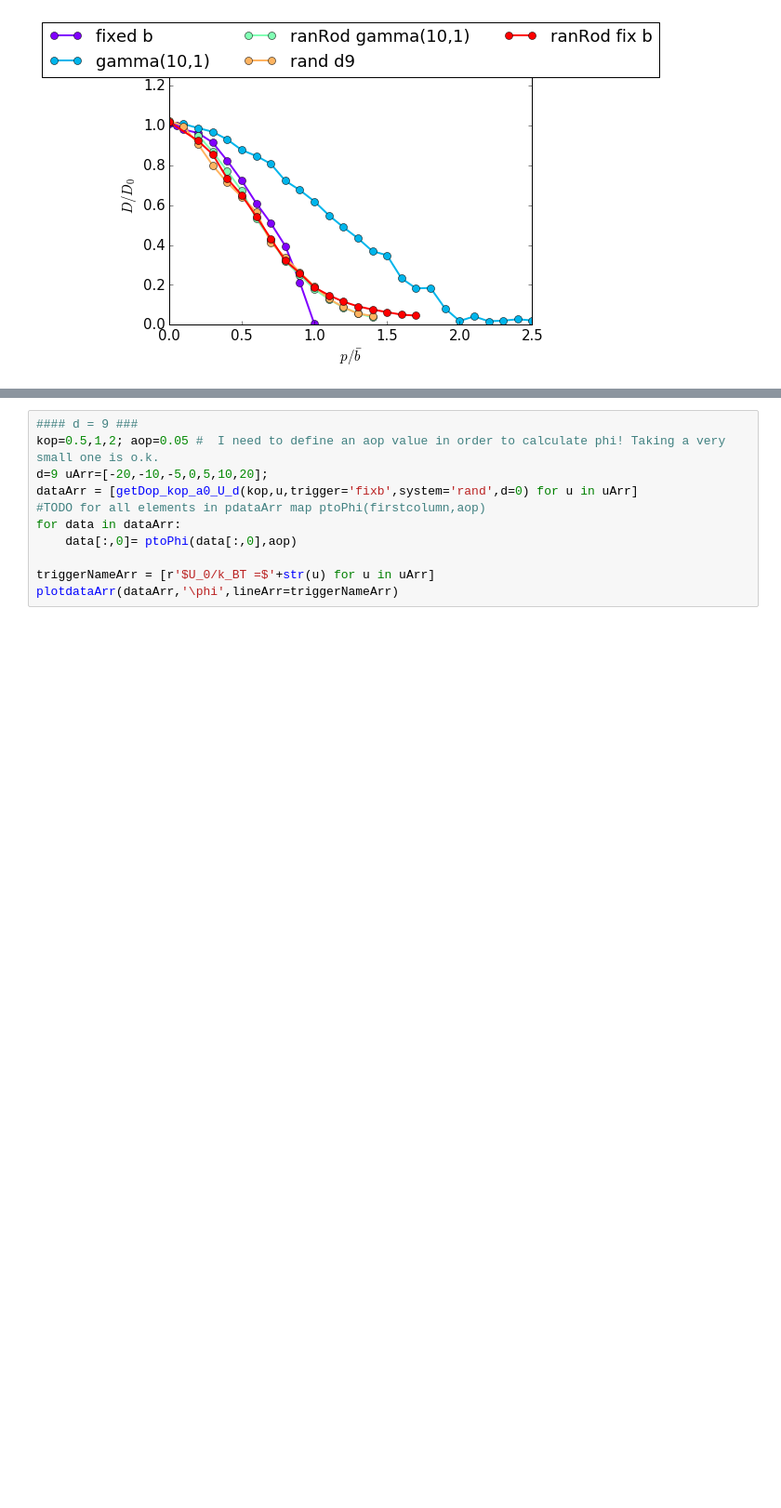
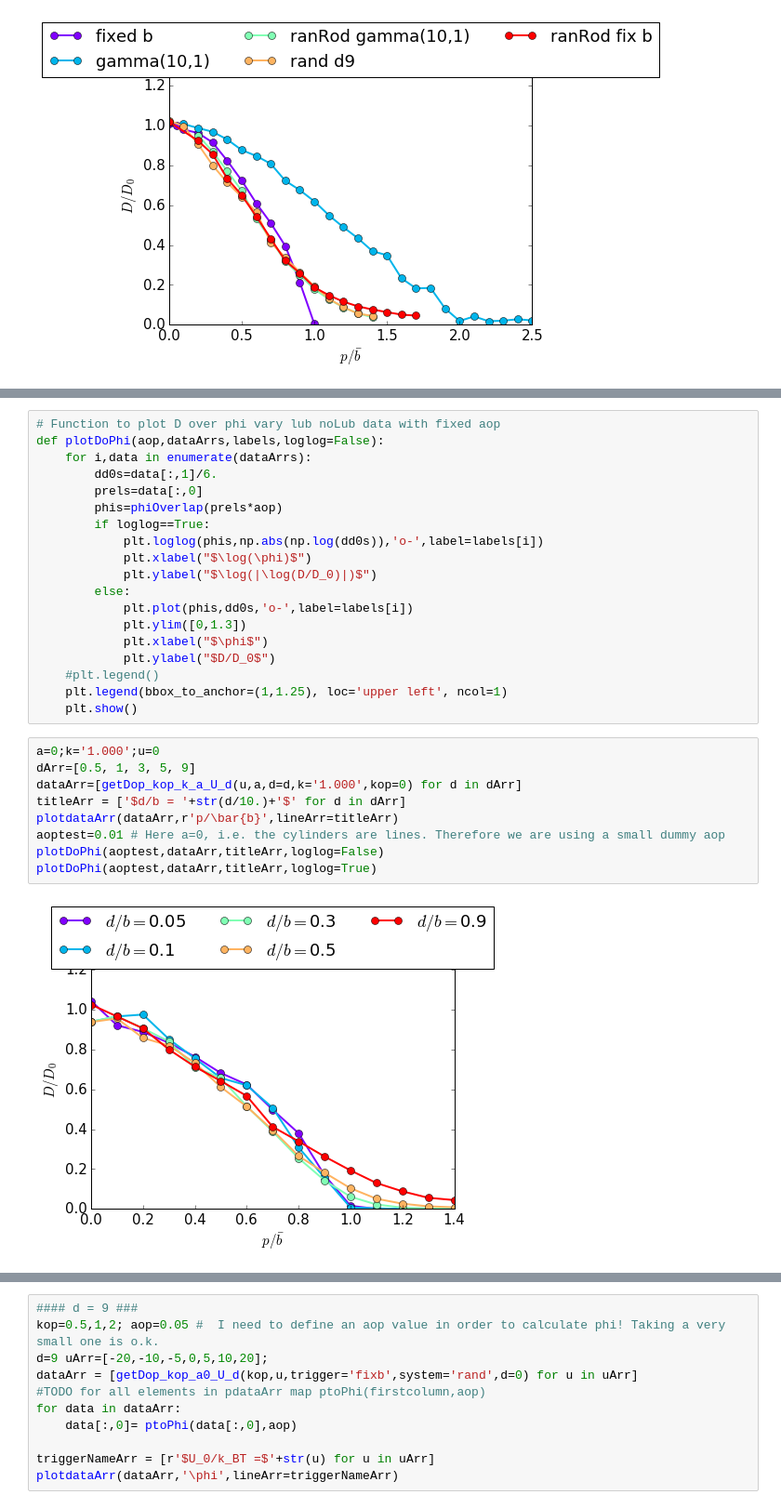
Before and after one commit to JohannHansing/iPythonNB, a Jupyter notebook: Ranb/Ranb.ipynb, the cells around one changed output, grey strips where cells are left out. Shown at 93% size. Drawn from its saved outputs; the diff is of its cells as text; blank space fills up the shorter version.

```diff
--- a/Ranb/Ranb.ipynb
+++ b/Ranb/Ranb.ipynb
@@ -163,3 +215,33 @@ def getDop_kop_aop_U_d(aop,kop,u,trigger='fixb',system='rand',d=0):
             data.append([float(prel),float(m)]) #the [:-1] serves to cut the linebreak '\n' from the string m.
         #else: print("Error: File not found!\n"+str(file))
     return np.array(sorted(data))
+# %%
+# Function to plot D over phi vary lub noLub data with fixed aop
+def plotDoPhi(aop,dataArrs,labels,loglog=False):
+    for i,data in enumerate(dataArrs):
+        dd0s=data[:,1]/6.
+        prels=data[:,0]
+        phis=phiOverlap(prels*aop)
+        if loglog==True:
+            plt.loglog(phis,np.abs(np.log(dd0s)),'o-',label=labels[i])
+            plt.xlabel("$\log(\phi)$")
+            plt.ylabel("$\log(|\log(D/D_0)|)$")
+        else:
+            plt.plot(phis,dd0s,'o-',label=labels[i])
+            plt.ylim([0,1.3])
+            plt.xlabel("$\phi$")
+            plt.ylabel("$D/D_0$")
+    #plt.legend()
+    plt.legend(bbox_to_anchor=(1,1.25), loc='upper left', ncol=1)
+    plt.show()
+# %%
+a=0;k='1.000';u=0
+dArr=[0.5, 1, 3, 5, 9]
+dataArr=[getDop_kop_k_a_U_d(u,a,d=d,k='1.000',kop=0) for d in dArr]
+titleArr = ['$d/b = '+str(d/10.)+'$' for d in dArr]
+plotdataArr(dataArr,r'p/\bar{b}',lineArr=titleArr)
+aoptest=0.01 # Here a=0, i.e. the cylinders are lines. Therefore we are using a small dummy aop
+plotDoPhi(aoptest,dataArr,titleArr,loglog=False)
+plotDoPhi(aoptest,dataArr,titleArr,loglog=True)
+# %% [output]
+[figure, added]
```
Also changed, not shown: parts of 40 cells of this notebook, 3 other files.
